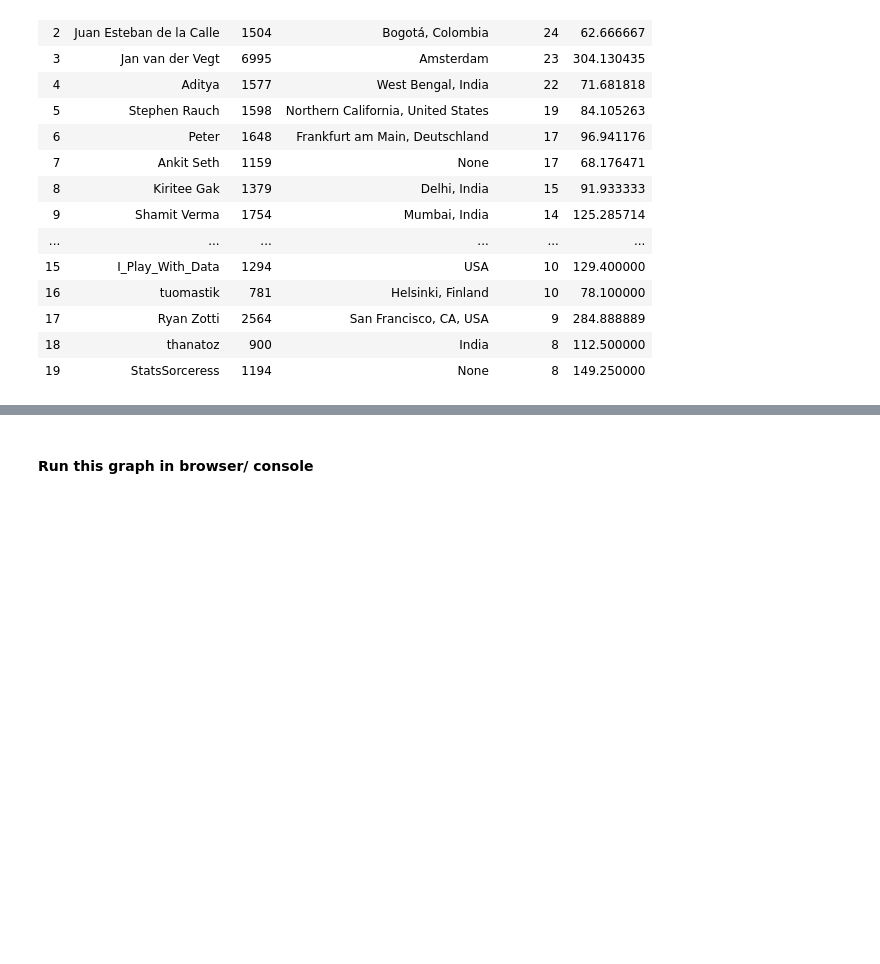
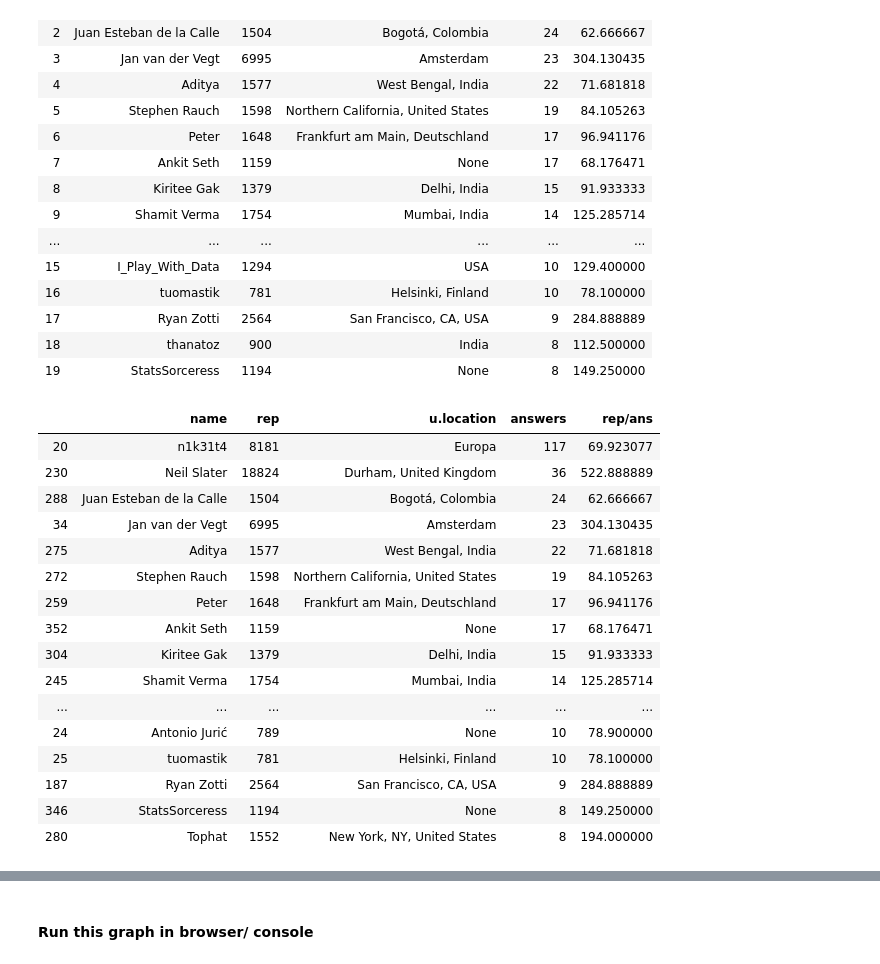
Before and after one commit to jonhealy1/stack_exchange_data_science, a Jupyter notebook: stack_data_science_1.ipynb, the cells around one changed output, grey strips where cells are left out. Cells and saved outputs as stored; diff of their text form; code cells hidden in the pictures; blank space fills up the shorter version.

```diff
--- a/stack_data_science_1.ipynb
+++ b/stack_data_science_1.ipynb
@@ -123,3 +123,33 @@ xo.head(40)
 | 17 | Ryan Zotti | 2564 | San Francisco, CA, USA | 9 | 284.888889 |
 | 18 | thanatoz | 900 | India | 8 | 112.500000 |
 | 19 | StatsSorceress | 1194 | None | 8 | 149.250000 |
+# %%
+query = "MATCH (u:User)-[:POSTED]->(answer)<-[:PARENT_OF]-()-[:HAS_TAG]-(:Tag {tagId:'python'}) WHERE u.displayname contains 't' RETURN u.displayname AS name,u.reputation AS rep,u.location, count(distinct answer) AS answers ORDER BY rep DESC;"
+result = graph.run(query)
+#print(result.to_data_frame())
+xr = result.to_data_frame()
+xr["rep/ans"] = xr["rep"].astype(float) / xr["answers"].astype(float)
+#print(xo)
+#xr.head(40)
+sort_by2 = xr.sort_values('answers', ascending=False)
+#df.sort_values(by=['Brand'], inplace=True, ascending=False)
+s2 = sort_by2.head(20)
+s2.head(20)
+# %% [output]
+|  | name | rep | u.location | answers | rep/ans |
+| 20 | n1k31t4 | 8181 | Europa | 117 | 69.923077 |
+| 230 | Neil Slater | 18824 | Durham, United Kingdom | 36 | 522.888889 |
+| 288 | Juan Esteban de la Calle | 1504 | Bogotá, Colombia | 24 | 62.666667 |
+| 34 | Jan van der Vegt | 6995 | Amsterdam | 23 | 304.130435 |
+| 275 | Aditya | 1577 | West Bengal, India | 22 | 71.681818 |
+| 272 | Stephen Rauch | 1598 | Northern California, United States | 19 | 84.105263 |
+| 259 | Peter | 1648 | Frankfurt am Main, Deutschland | 17 | 96.941176 |
+| 352 | Ankit Seth | 1159 | None | 17 | 68.176471 |
+| 304 | Kiritee Gak | 1379 | Delhi, India | 15 | 91.933333 |
+| 245 | Shamit Verma | 1754 | Mumbai, India | 14 | 125.285714 |
+| ... | ... | ... | ... | ... | ... |
+| 24 | Antonio Jurić | 789 | None | 10 | 78.900000 |
+| 25 | tuomastik | 781 | Helsinki, Finland | 10 | 78.100000 |
+| 187 | Ryan Zotti | 2564 | San Francisco, CA, USA | 9 | 284.888889 |
+| 346 | StatsSorceress | 1194 | None | 8 | 149.250000 |
+| 280 | Tophat | 1552 | New York, NY, United States | 8 | 194.000000 |
```
Also changed, not shown: parts of 6 cells of this notebook, 1 other file.
